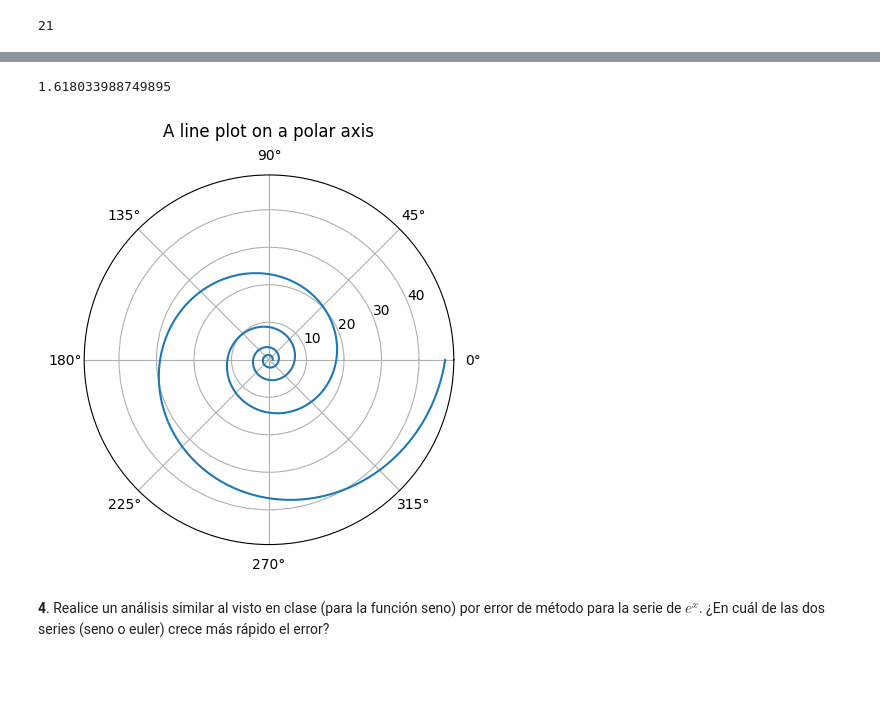
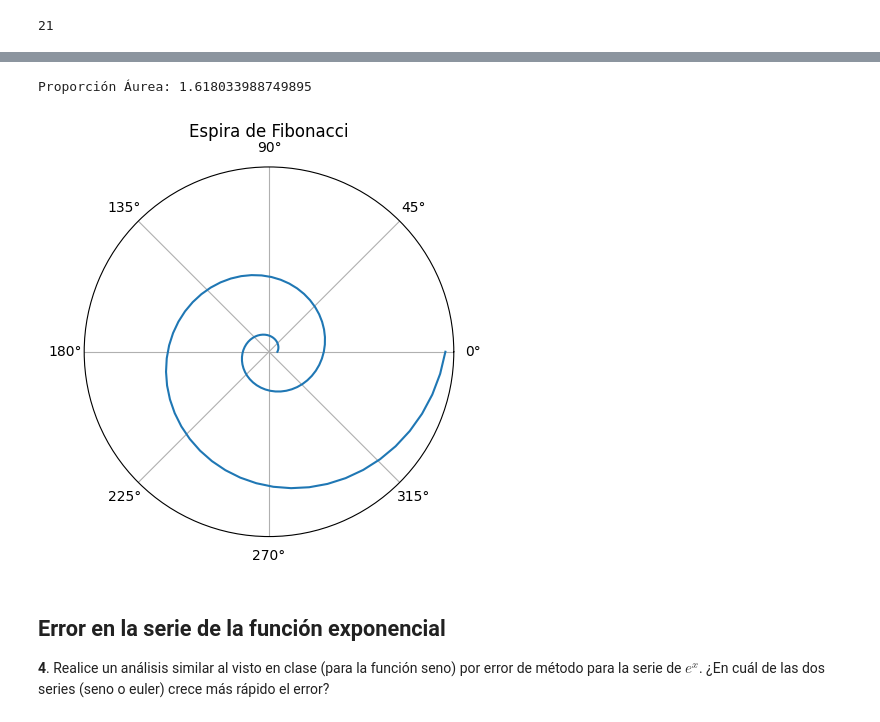
Before and after one commit to estivengrx/computational_methods_physics_astronomy, a Jupyter notebook: Workshops/taller_01_EstivenCastrillon.ipynb, the cells around one changed output, grey strips where cells are left out. Saved outputs shown, nothing was run; the diff lists cells and outputs as text; code cells hidden in the pictures; blank space fills up the shorter version.

```diff
--- a/Workshops/taller_01_EstivenCastrillon.ipynb
+++ b/Workshops/taller_01_EstivenCastrillon.ipynb
@@ -144,33 +175,35 @@ Proporción áurea para cada número:
-# %%
-# --c) Haga un cambio de coordenadas y grafique la espira de Fibonacci-- #
-def plot_fibonacci(sequence: list[int]) -> None:
-    """Plot Fibonacci spiral.
-
-    :param sequence: Fibonacci sequence.
-    """
-    # Calculate the golden ratio
-    golden_ratio = sequence[-1] / sequence[-2]
-    print(golden_ratio)
-
-    # Generate angles for the spiral
-    angles = np.linspace(0, 8 * np.pi, num=len(sequence))
-
-    # Calculate radius for logarithmic spiral
-    radius = golden_ratio ** (angles / np.pi)
-
-    fig, ax = plt.subplots(subplot_kw={'projection': 'polar'})
-    ax.plot(angles, radius)
-    # ax.set_rmax(2)
-    # ax.set_rticks([0.5, 1, 1.5, 2])  # Less radial ticks
-    # ax.set_rlabel_position(-22.5)  # Move radial labels away from plotted line
-    ax.grid(True)
-
-    ax.set_title("A line plot on a polar axis", va='bottom')
-    plt.show()
-
-plot_fibonacci([fibonacci(n) for n in range(1, 1000)])
-# %% [output]
-1.618033988749895
-[figure, removed]
+# %%
+# --c) Haga un cambio de coordenadas y grafique la espira de Fibonacci-- #
+def plot_fibonacci(secuencia: list[int]) -> None:
+    """
+    Grafica una espiral de Fibonacci en un eje polar.
+
+    La función toma una secuencia de Fibonacci como entrada y calcula la proporción áurea entre los dos últimos términos de la secuencia.
+    Luego, genera ángulos para la espiral y calcula el radio para la espiral.
+    Finalmente, traza la espiral en un gráfico polar y muestra el gráfico.
+
+    :param secuencia: Una lista de números enteros que representan una secuencia de Fibonacci.
+    """
+    # Calcular la razón áurea entre los dos últimos términos de la secuencia
+    proporcion_aurea = secuencia[-1] / secuencia[-2]
+    print(f"Proporción Áurea: {proporcion_aurea}")
+
+    # Generar ángulos y radio en polares para la espiral
+    angulos = np.linspace(0, 4 * np.pi, num=len(secuencia))
+    radio = proporcion_aurea ** (angulos / np.pi)
+
+    fig, ax = plt.subplots(subplot_kw={'projection': 'polar'})
+    ax.plot(angulos, radio, label="Espiral de Fibonacci")
+    ax.set_rticks([])  # Eliminar las etiquetas radiales
+    ax.grid(True)
+
+    ax.set_title("Espira de Fibonacci", va='top')
+    plt.show()
+
+plot_fibonacci([fibonacci(n) for n in range(1, 100)])
+# %% [output]
+Proporción Áurea: 1.618033988749895
+[figure, added]
 # %% [markdown]
+## Error en la serie de la función exponencial
 **4**. Realice un análisis similar al visto en clase (para la función seno) por error de método para la serie de $e^x$. ¿En cuál de las dos series (seno o euler) crece más rápido el error?
```
Also changed, not shown: parts of 12 cells of this notebook, 1 other file.
